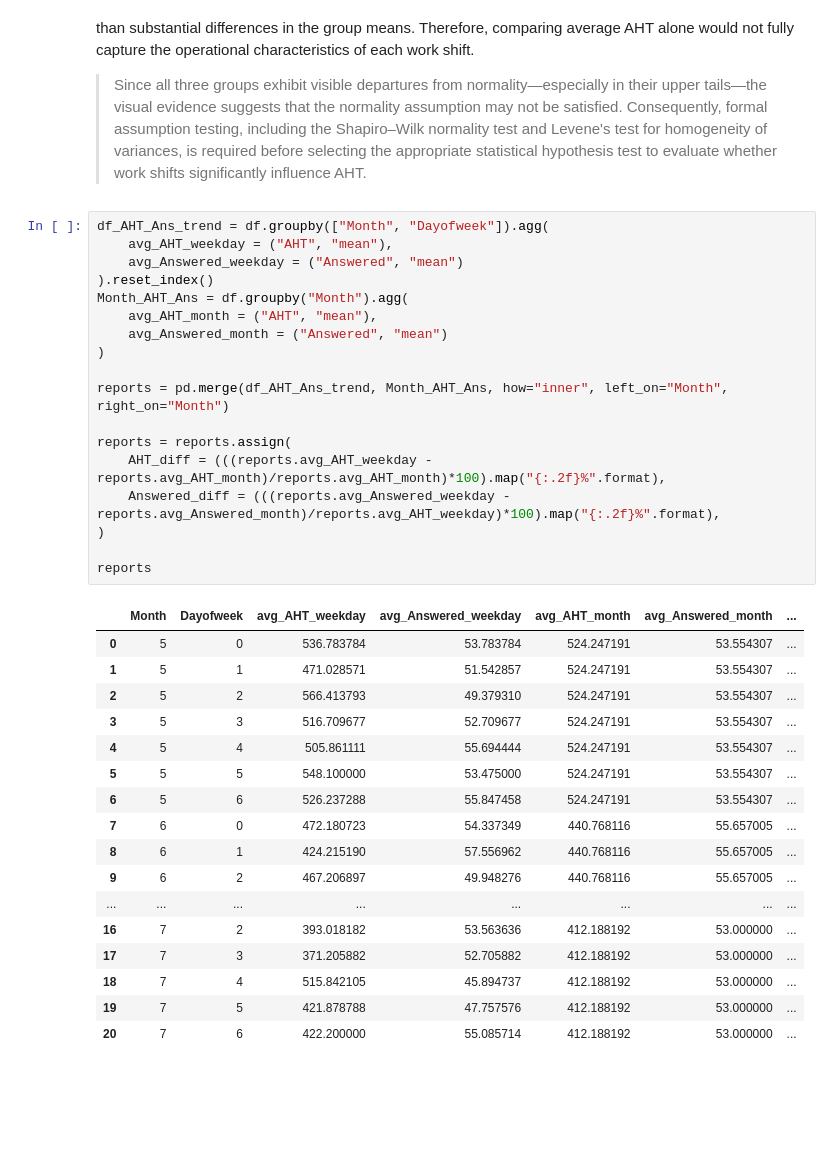
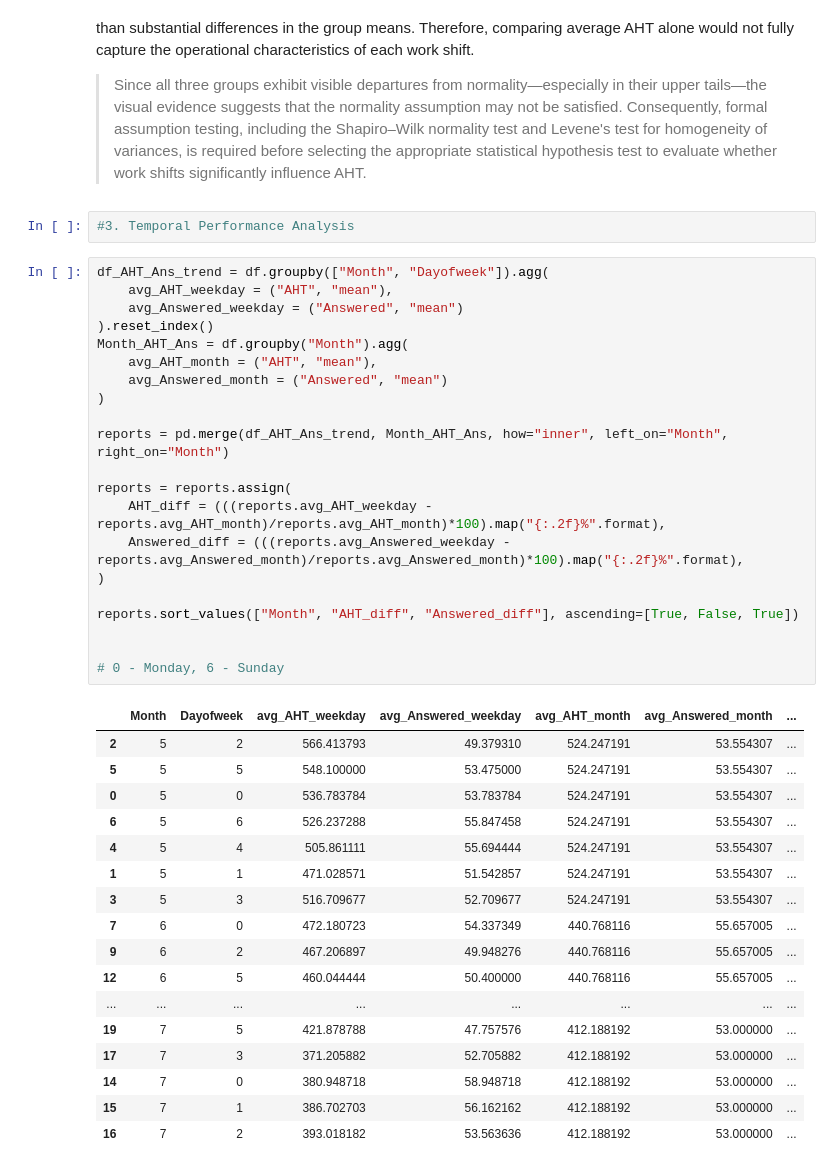
Before and after one commit to Rockiearn/CNX, a Jupyter notebook: notebooks/EDA.ipynb, the cells around one changed output. Cells and saved outputs as stored; diff of their text form; blank space fills up the shorter version.

Commit message:
EDA - Temporal performance analysis

```diff
--- a/notebooks/EDA.ipynb
+++ b/notebooks/EDA.ipynb
@@ -302,39 +233,44 @@ In contrast, both the Noon and Night Shifts display noticeably longer right tail
 Importantly, the observed differences relate primarily to the shape and spread of the distributions, rather than substantial differences in the group means. Therefore, comparing average AHT alone would not fully capture the operational characteristics of each work shift.
 
 >Since all three groups exhibit visible departures from normality—especially in their upper tails—the visual evidence suggests that the normality assumption may not be satisfied. Consequently, formal assumption testing, including the Shapiro–Wilk normality test and Levene's test for homogeneity of variances, is required before selecting the appropriate statistical hypothesis test to evaluate whether work shifts significantly influence AHT.
+# %%
+#3. Temporal Performance Analysis
 # %%
 df_AHT_Ans_trend = df.groupby(["Month", "Dayofweek"]).agg(
     avg_AHT_weekday = ("AHT", "mean"),
     avg_Answered_weekday = ("Answered", "mean")
 ).reset_index()
 Month_AHT_Ans = df.groupby("Month").agg(
     avg_AHT_month = ("AHT", "mean"),
     avg_Answered_month = ("Answered", "mean")
 )
 
 reports = pd.merge(df_AHT_Ans_trend, Month_AHT_Ans, how="inner", left_on="Month", right_on="Month")
 
 reports = reports.assign(
     AHT_diff = (((reports.avg_AHT_weekday - reports.avg_AHT_month)/reports.avg_AHT_month)*100).map("{:.2f}%".format),
-    Answered_diff = (((reports.avg_Answered_weekday - reports.avg_Answered_month)/reports.avg_AHT_weekday)*100).map("{:.2f}%".format),
+    Answered_diff = (((reports.avg_Answered_weekday - reports.avg_Answered_month)/reports.avg_Answered_month)*100).map("{:.2f}%".format),
 )
 
-reports
+reports.sort_values(["Month", "AHT_diff", "Answered_diff"], ascending=[True, False, True])
+
+
+# 0 - Monday, 6 - Sunday
 # %% [output]
 |  | Month | Dayofweek | avg_AHT_weekday | avg_Answered_weekday | avg_AHT_month | avg_Answered_month | ... |
+| 2 | 5 | 2 | 566.413793 | 49.379310 | 524.247191 | 53.554307 | ... |
+| 5 | 5 | 5 | 548.100000 | 53.475000 | 524.247191 | 53.554307 | ... |
 | 0 | 5 | 0 | 536.783784 | 53.783784 | 524.247191 | 53.554307 | ... |
+| 6 | 5 | 6 | 526.237288 | 55.847458 | 524.247191 | 53.554307 | ... |
+| 4 | 5 | 4 | 505.861111 | 55.694444 | 524.247191 | 53.554307 | ... |
 | 1 | 5 | 1 | 471.028571 | 51.542857 | 524.247191 | 53.554307 | ... |
-| 2 | 5 | 2 | 566.413793 | 49.379310 | 524.247191 | 53.554307 | ... |
 | 3 | 5 | 3 | 516.709677 | 52.709677 | 524.247191 | 53.554307 | ... |
-| 4 | 5 | 4 | 505.861111 | 55.694444 | 524.247191 | 53.554307 | ... |
-| 5 | 5 | 5 | 548.100000 | 53.475000 | 524.247191 | 53.554307 | ... |
-| 6 | 5 | 6 | 526.237288 | 55.847458 | 524.247191 | 53.554307 | ... |
 | 7 | 6 | 0 | 472.180723 | 54.337349 | 440.768116 | 55.657005 | ... |
-| 8 | 6 | 1 | 424.215190 | 57.556962 | 440.768116 | 55.657005 | ... |
 | 9 | 6 | 2 | 467.206897 | 49.948276 | 440.768116 | 55.657005 | ... |
+| 12 | 6 | 5 | 460.044444 | 50.400000 | 440.768116 | 55.657005 | ... |
 | ... | ... | ... | ... | ... | ... | ... | ... |
+| 19 | 7 | 5 | 421.878788 | 47.757576 | 412.188192 | 53.000000 | ... |
+| 17 | 7 | 3 | 371.205882 | 52.705882 | 412.188192 | 53.000000 | ... |
+| 14 | 7 | 0 | 380.948718 | 58.948718 | 412.188192 | 53.000000 | ... |
+| 15 | 7 | 1 | 386.702703 | 56.162162 | 412.188192 | 53.000000 | ... |
 | 16 | 7 | 2 | 393.018182 | 53.563636 | 412.188192 | 53.000000 | ... |
-| 17 | 7 | 3 | 371.205882 | 52.705882 | 412.188192 | 53.000000 | ... |
-| 18 | 7 | 4 | 515.842105 | 45.894737 | 412.188192 | 53.000000 | ... |
-| 19 | 7 | 5 | 421.878788 | 47.757576 | 412.188192 | 53.000000 | ... |
-| 20 | 7 | 6 | 422.200000 | 55.085714 | 412.188192 | 53.000000 | ... |
```
Also changed, not shown: parts of 20 cells of this notebook, 1 other file.
